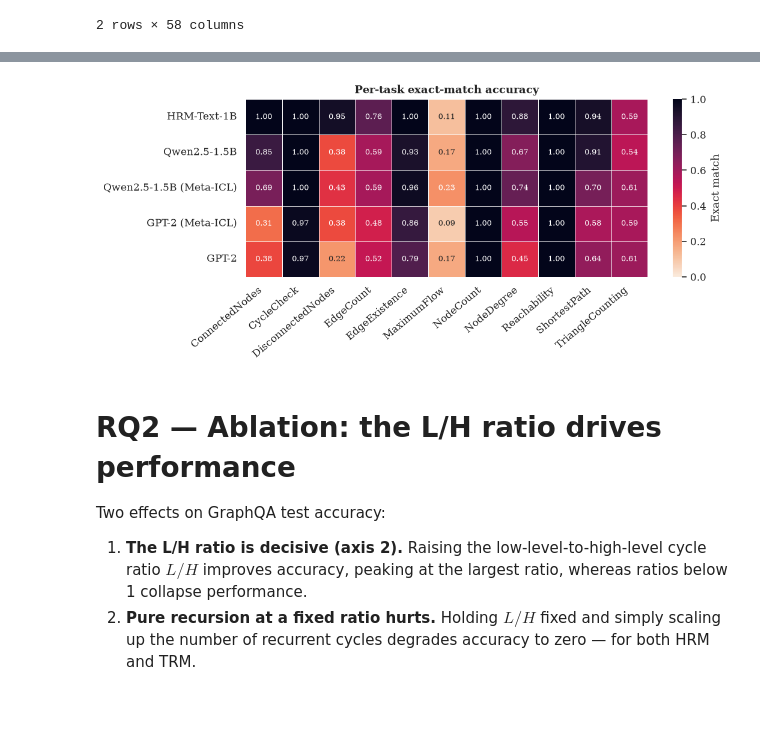
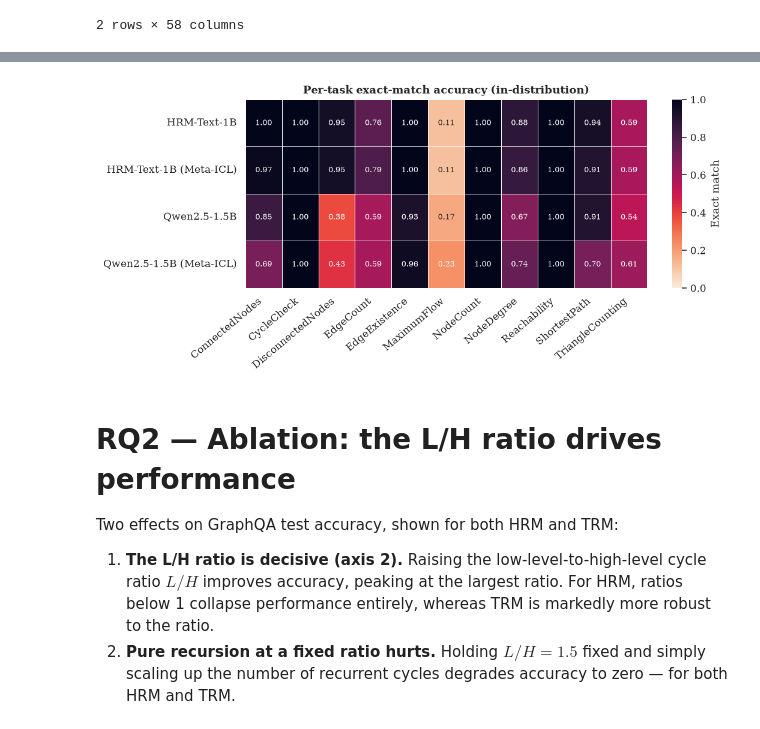
Before and after one commit to MariusAAROS/HRM-Text-for-Graphs, a Jupyter notebook: report/paper_results.ipynb, the cells around one changed output, grey strips where cells are left out. Cells and saved outputs as stored; diff of their text form; code cells hidden in the pictures.

```diff
--- a/report/paper_results.ipynb
+++ b/report/paper_results.ipynb
@@ -1,4 +1,5 @@
 # %%
+import io
 from pathlib import Path
 
 import matplotlib as mpl
@@ -37,13 +38,12 @@ def save_fig(fig, name):
     return fig
 
 
-# Readable model labels keyed by the run's config_name.
+# Model labels keyed by (config_name, dataset_config); GPT-2 runs are excluded.
 MODEL_LABELS = {
-    "hrm_text": "HRM-Text-1B",
-    "baseline_1b": "Qwen2.5-1.5B",
-    "meta-icl-1b": "Qwen2.5-1.5B (Meta-ICL)",
-    "baseline": "GPT-2",
-    "meta-icl": "GPT-2 (Meta-ICL)",
+    ("hrm_text", "baseline"): "HRM-Text-1B",
+    ("hrm_text", "meta-icl"): "HRM-Text-1B (Meta-ICL)",
+    ("baseline_1b", "baseline"): "Qwen2.5-1.5B",
+    ("meta-icl-1b", "meta-icl"): "Qwen2.5-1.5B (Meta-ICL)",
 }
 
 # The 11 GraphQA reasoning tasks (column suffixes in the performance data).
@@ -53,8 +53,19 @@ GRAPH_TASKS = [
     "Reachability", "ShortestPath", "TriangleCounting",
 ]
 # %%
-performance_data = pd.read_csv("data/results/performance_data.csv")
-ablation_data = pd.read_csv("data/results/ablation_data.csv")
+# The W&B export wraps each row in an extra layer of quotes (doubled inner quotes),
+# so a plain read_csv collapses everything into one column. Unwrap it first.
+def read_wandb_csv(path):
+    lines = [ln for ln in Path(path).read_text().splitlines() if ln]
+    unwrapped = [
+        ln[1:-1].replace('""', '"') if ln.startswith('"') and ln.endswith('"') else ln
+        for ln in lines
+    ]
+    return pd.read_csv(io.StringIO("\n".join(unwrapped)))
+
+
+performance_data = read_wandb_csv("data/results/performance_data.csv")
+ablation_data = read_wandb_csv("data/results/ablation_data.csv")
 # %%
 performance_data.head(2)
 # %% [output]
@@ -126,35 +155,35 @@ plt.show()
 # %%
-# Per-task exact-match: models x 11 GraphQA tasks.
+# Per-task exact-match: models x 11 GraphQA tasks (in-distribution).
 task_cols = [f"val/exact_match_{t}" for t in GRAPH_TASKS]
 bytask = perf_id.set_index("model")[task_cols]
 bytask.columns = GRAPH_TASKS
-bytask = bytask.reindex(overall["model"])  # order by overall accuracy
+bytask = bytask.reindex(overall_id["model"])  # order by overall accuracy
 
-fig, ax = plt.subplots(figsize=(9.0, 3.2))
+fig, ax = plt.subplots(figsize=(9.0, 3.4))
 sns.heatmap(
     bytask, annot=True, fmt=".2f", cmap="rocket_r", vmin=0, vmax=1,
     linewidths=0.5, linecolor="white", cbar_kws={"label": "Exact match"},
     annot_kws={"fontsize": 8}, ax=ax,
 )
 ax.set_ylabel("")
 ax.set_xlabel("")
-ax.set_title("Per-task exact-match accuracy")
+ax.set_title("Per-task exact-match accuracy (in-distribution)")
 plt.setp(ax.get_xticklabels(), rotation=40, ha="right")
 plt.setp(ax.get_yticklabels(), rotation=0)
 save_fig(fig, "perf_by_task")
 plt.show()
 # %% [output]
-[figure, old version]
+[figure, new version]
 # %% [markdown]
 # RQ2 — Ablation: the L/H ratio drives performance
 
-Two effects on GraphQA test accuracy:
+Two effects on GraphQA test accuracy, shown for both HRM and TRM:
 
 1. **The L/H ratio is decisive (axis 2).** Raising the low-level-to-high-level cycle
-   ratio $L/H$ improves accuracy, peaking at the largest ratio, whereas ratios below
-   1 collapse performance.
-2. **Pure recursion at a fixed ratio hurts.** Holding $L/H$ fixed and simply scaling up
-   the number of recurrent cycles degrades accuracy to zero — for both HRM and TRM.
+   ratio $L/H$ improves accuracy, peaking at the largest ratio. For HRM, ratios below 1
+   collapse performance entirely, whereas TRM is markedly more robust to the ratio.
+2. **Pure recursion at a fixed ratio hurts.** Holding $L/H = 1.5$ fixed and simply scaling
+   up the number of recurrent cycles degrades accuracy to zero — for both HRM and TRM.
 # %%
 # Clean ablation runs: drop those without an eval score, recompute the true L/H ratio.
 abl = ablation_data.copy()
```
Also changed, not shown: parts of 8 cells of this notebook, 12 other files.
